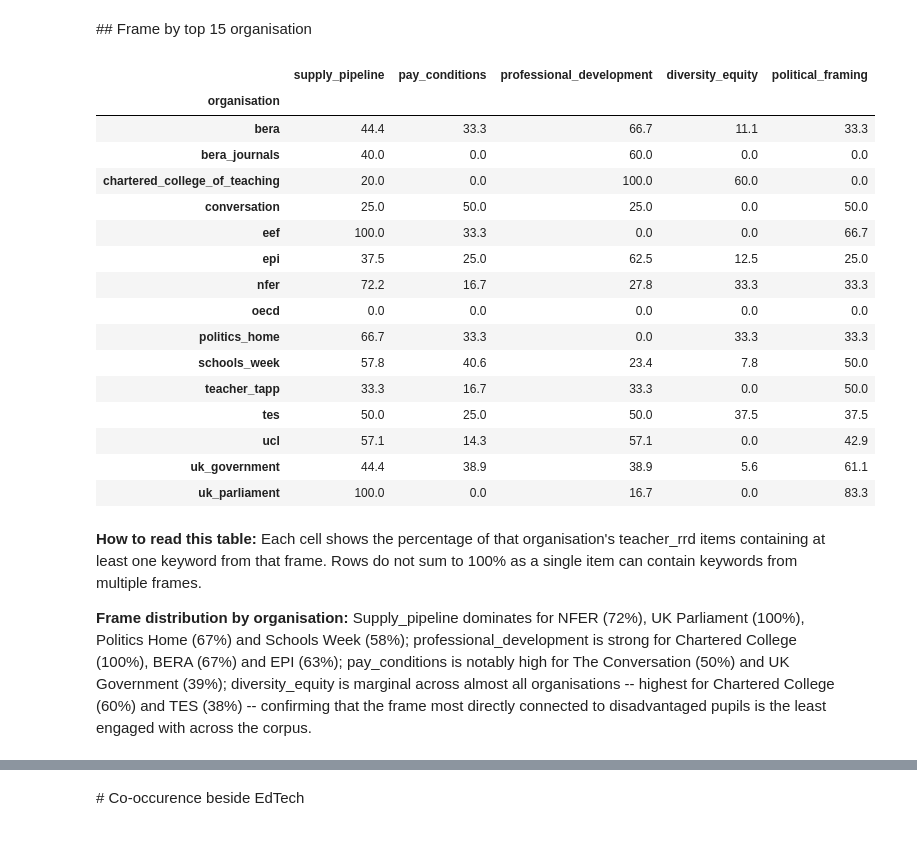
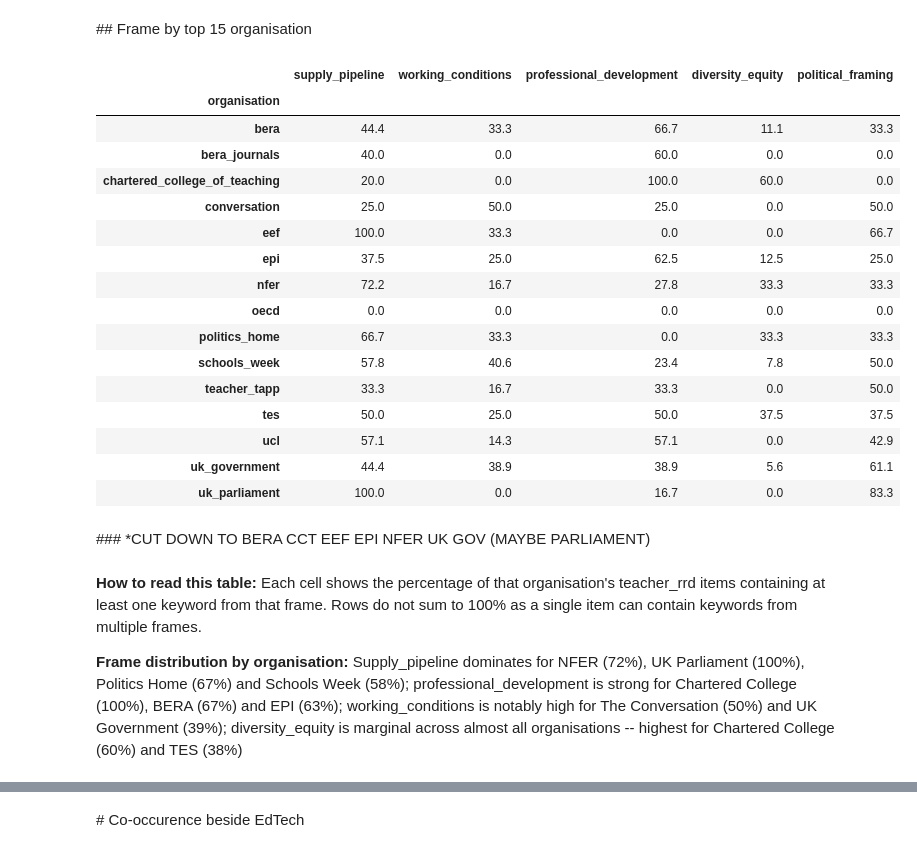
Before and after one commit to Yorkel/newsletter_dashboard_demo, a Jupyter notebook: notebooks/bera_analysis_12.3.26.ipynb, the cells around one changed output, grey strips where cells are left out. Cells and saved outputs as stored; diff of their text form; code cells hidden in the pictures.

Commit message:
outputs for bera presenation'

```diff
--- a/notebooks/bera_analysis_12.3.26.ipynb
+++ b/notebooks/bera_analysis_12.3.26.ipynb
@@ -369,7 +439,7 @@ frames = {
                         'shortage', 'shortages', 'itt', 'recruit', 'trainees', 'trainee',
                         'graduates', 'providers', 'targets', 'bursaries', 'incentives',
                         'visa', 'overseas', 'accreditation'],
-    'pay_conditions': ['pay', 'workload', 'flexible', 'wellbeing', 'stress', 'burnout',
+    'working_conditions': ['pay', 'workload', 'flexible', 'wellbeing', 'stress', 'burnout',
                        'mental', 'health', 'pressures', 'costs', 'spending', 'cuts',
                        'maternity', 'strikes', 'minimum'],
     'professional_development': ['cpd', 'development', 'professional', 'career', 'npqs',
@@ -423,14 +500,20 @@ frame_sector_df
 # %% [markdown]
 ## Q. What frames appear alongside Phillipson and Gibb?
 # %%
+person_frame_data = []
 for person in people:
     print(f"\n--- {person} ---")
     person_items = rrd[rrd['text'].str.contains(person, case=False, na=False)]
     print(f"{len(person_items)} items mention {person}")
+    row = {'person': person, 'n_items': len(person_items)}
     for frame, keywords in frames.items():
         pattern = '|'.join(keywords)
         count = person_items['text'].str.contains(pattern, case=False, na=False).sum()
+        row[frame] = count
         print(f"  {frame}: {count}")
+    person_frame_data.append(row)
+
+pd.DataFrame(person_frame_data).to_csv('/workspaces/AM2_erp_programme_automataion/notebooks/visuals/table_person_frame_analysis.csv', index=False)
 # %% [output]
 --- phillipson ---
 4 items mention phillipson
@@ -450,11 +533,16 @@ for person in people:
 # %% [markdown]
 ## Frame analysis by item type
 # %%
+frame_itemtype_data = {}
 for frame, keywords in frames.items():
     pattern = '|'.join(keywords)
     mask = rrd['text'].str.contains(pattern, case=False, na=False)
     print(f"\n--- {frame} ---")
-    print(rrd[mask]['item_type'].value_counts())
+    vc = rrd[mask]['item_type'].value_counts()
+    print(vc)
+    frame_itemtype_data[frame] = vc
+
+pd.DataFrame(frame_itemtype_data).fillna(0).astype(int).to_csv('/workspaces/AM2_erp_programme_automataion/notebooks/visuals/table_item_type_by_frame.csv')
 # %% [output]
 --- supply_pipeline ---
 item_type
@@ -501,3 +590,28 @@ plt.tight_layout()
 plt.show()
 # %% [output]
 [figure]
+# %%
+# Frame analysis over time (as % of rrd items per month)
+rrd_per_month = rrd.groupby(rrd['issue_date'].dt.to_period('M')).size()
+rrd_per_month.index = rrd_per_month.index.to_timestamp()
+rrd_per_month = rrd_per_month.reindex(full_range, fill_value=0)
+
+fig, ax = plt.subplots(figsize=(18, 5))
+for frame, keywords in frames.items():
+    pattern = '|'.join(keywords)
+    mask = rrd['text'].str.contains(pattern, case=False, na=False)
+    subset = rrd[mask]
+    per_month = subset.groupby(subset['issue_date'].dt.to_period('M')).size()
+    per_month.index = per_month.index.to_timestamp()
+    per_month = per_month.reindex(full_range, fill_value=0)
+    pct = (per_month / rrd_per_month * 100).fillna(0)
+    pct.plot(kind='line', ax=ax, label=frame)
+ax.axvline(pd.Timestamp('2024-07-04'), color='red', linestyle='--', label='UK Election')
+ax.set_xticks(full_range)
+ax.set_xticklabels([d.strftime('%b %Y') for d in full_range], rotation=90)
+ax.set_ylabel('% of teacher_rrd items')
+ax.legend()
+plt.title('Frame prominence as % of teacher_rrd items per month')
+plt.tight_layout()
+plt.savefig('/workspaces/AM2_erp_programme_automataion/notebooks/visuals/07_frame_prominence_pct.png', dpi=150, bbox_inches='tight')
+plt.show()
@@ -506,16 +622,18 @@ plt.show()
 # %%
 org_totals = rrd_top15['organisation'].value_counts()
 
 frame_org_pct = {}
 for frame, keywords in frames.items():
     pattern = '|'.join(keywords)
     mask = rrd_top15['text'].str.contains(pattern, case=False, na=False)
     counts = rrd_top15[mask]['organisation'].value_counts()
     frame_org_pct[frame] = (counts / org_totals * 100).round(1)
 
-pd.DataFrame(frame_org_pct).fillna(0)
+frame_org_pct_df = pd.DataFrame(frame_org_pct).fillna(0)
+frame_org_pct_df.to_csv('/workspaces/AM2_erp_programme_automataion/notebooks/visuals/table_frame_pct_by_top15_orgs.csv')
+frame_org_pct_df
 # %% [output]
-|  | supply_pipeline | pay_conditions | professional_development | diversity_equity | political_framing |
+|  | supply_pipeline | working_conditions | professional_development | diversity_equity | political_framing |
 | organisation |  |  |  |  |  |
 | bera | 44.4 | 33.3 | 66.7 | 11.1 | 33.3 |
 | bera_journals | 40.0 | 0.0 | 60.0 | 0.0 | 0.0 |
@@ -532,10 +650,12 @@ pd.DataFrame(frame_org_pct).fillna(0)
 | ucl | 57.1 | 14.3 | 57.1 | 0.0 | 42.9 |
 | uk_government | 44.4 | 38.9 | 38.9 | 5.6 | 61.1 |
 | uk_parliament | 100.0 | 0.0 | 16.7 | 0.0 | 83.3 |
+# %% [markdown]
+### *CUT DOWN TO BERA CCT EEF EPI NFER UK GOV (MAYBE PARLIAMENT)
 # %% [markdown]
 **How to read this table:** Each cell shows the percentage of that organisation's teacher_rrd items containing at least one keyword from that frame. Rows do not sum to 100% as a single item can contain keywords from multiple frames.
 
-**Frame distribution by organisation:** Supply_pipeline dominates for NFER (72%), UK Parliament (100%), Politics Home (67%) and Schools Week (58%); professional_development is strong for Chartered College (100%), BERA (67%) and EPI (63%); pay_conditions is notably high for The Conversation (50%) and UK Government (39%); diversity_equity is marginal across almost all organisations -- highest for Chartered College (60%) and TES (38%) -- confirming that the frame most directly connected to disadvantaged pupils is the least engaged with across the corpus.
+**Frame distribution by organisation:** Supply_pipeline dominates for NFER (72%), UK Parliament (100%), Politics Home (67%) and Schools Week (58%); professional_development is strong for Chartered College (100%), BERA (67%) and EPI (63%); working_conditions is notably high for The Conversation (50%) and UK Government (39%); diversity_equity is marginal across almost all organisations -- highest for Chartered College (60%) and TES (38%)
 # %%
 #top frame for each organsaiton
 pd.DataFrame(frame_org_pct).fillna(0).idxmax(axis=1)
```
Also changed, not shown: parts of 42 cells of this notebook, 21 other files.
